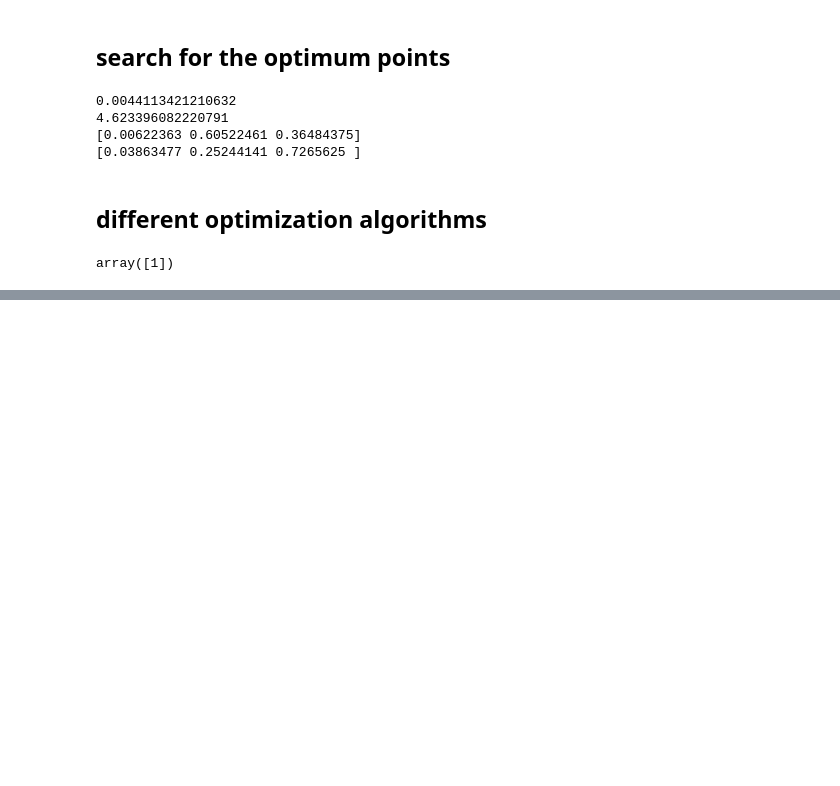
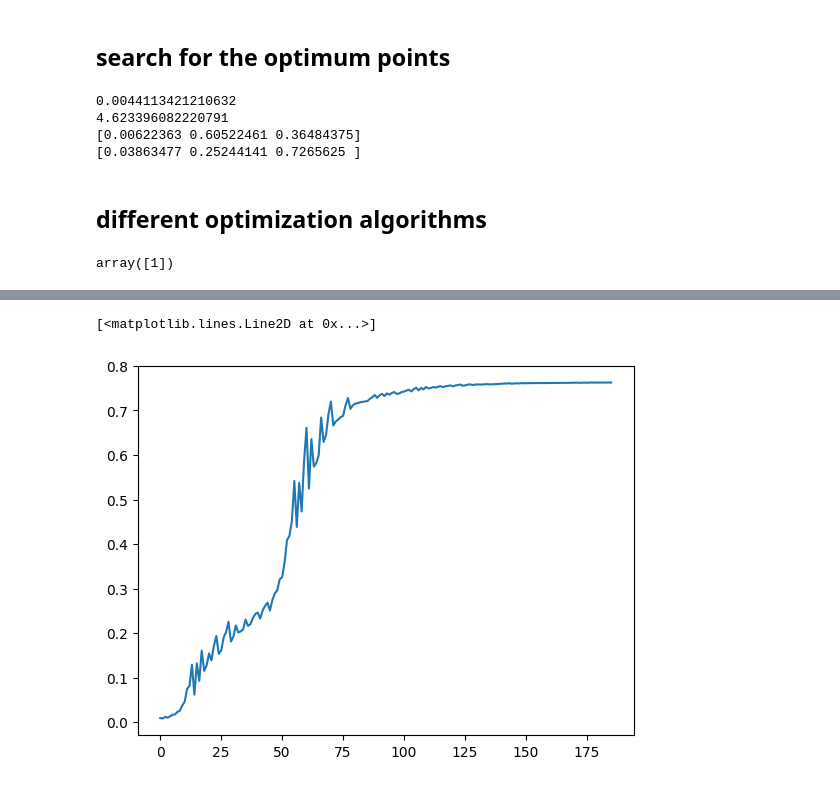
Before and after one commit to justinmiller33/3dasm_project, a Jupyter notebook: Optimization.ipynb, the cells around one changed output, grey strips where cells are left out. Saved outputs shown, nothing was run; the diff lists cells and outputs as text; code cells hidden in the pictures; blank space fills up the shorter version.

```diff
--- a/Optimization.ipynb
+++ b/Optimization.ipynb
@@ -408,6 +408,12 @@ from scipy.optimize import minimize
 # Assuming you have trained your SVC and GPR models already
 svc = optimal_model  # Your trained SVC model
 gpr = gpr_model  # Your trained GPR model with Matern kernel
+
+global sigma_converge_space
+sigma_converge_space = []
+global energy_converge_space
+energy_converge_space = []
+
 
 def objective_function(x, target_output):
     # Ensure that the input is classified as '1' by the SVC
@@ -422,10 +428,10 @@ def objective_function(x, target_output):
     sigma = result[0][0]
     energy = result[0][1]
     if target_output == 'sigma':
-        print(sigma)
+        sigma_converge_space.append(sigma)
         return -sigma  # Negative because we are using a minimization function
     elif target_output == 'energy':
-        print(energy)
+        energy_converge_space.append(energy)
         return -energy
 
 # Initial guess for the optimizer
@@ -434,7 +440,7 @@ initial_guess_energy = np.array([0.03863477,0.25244141,0.7265625])  # Fill with
 
 # Optimize for sigma
 #result_sigma = minimize(objective_function, initial_guess_sigma, args=('sigma',), method='Nelder-Mead',bounds=[(0,100),(0,100),(0,100)])
-result_sigma = minimize(objective_function, initial_guess_sigma, args=('sigma',), method='Nelder-Mead',options={'disp': True} ,callback=)
+result_sigma = minimize(objective_function, initial_guess_sigma, args=('sigma',), method='Nelder-Mead',options={'disp': True} )
 optimal_sigma = -result_sigma.fun  # Negate because we minimized the negative sigma
 optimal_sigma_input = result_sigma.x
 
@@ -453,0 +471,5 @@ NameError: name 'intermediate_result' is not defined
+# %%
+plt.plot(sigma_converge_space)
+# %% [output]
+[<matplotlib.lines.Line2D at 0x...>]
+[figure, added]
```
Also changed, not shown: parts of 2 cells of this notebook.
